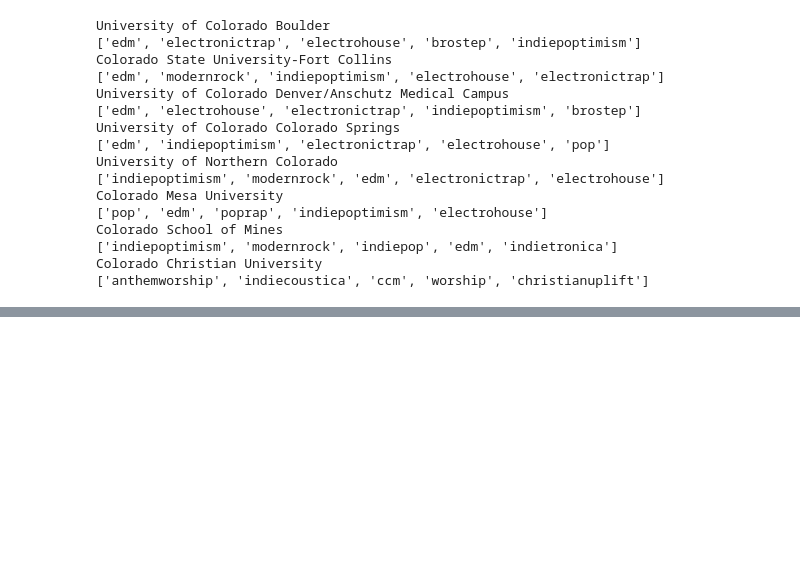
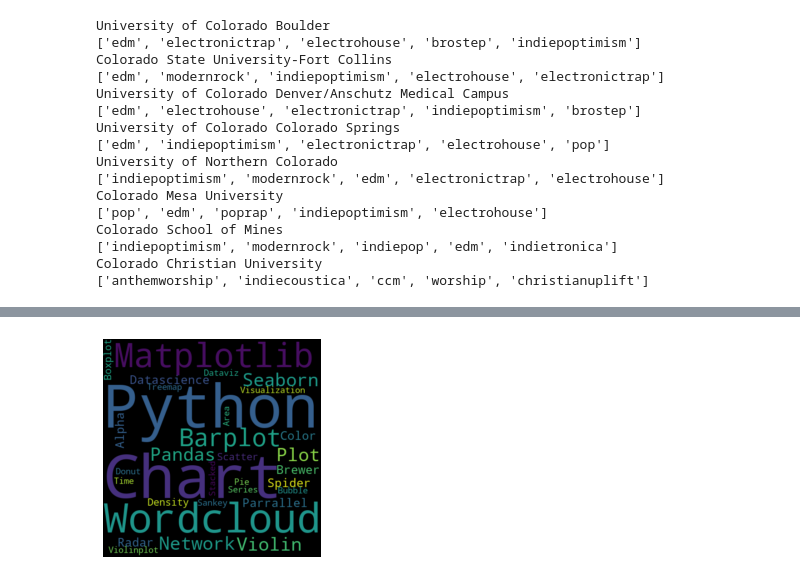
Before and after one commit to sofielange98/every-noise-network-analysis, a Jupyter notebook: SpringRank.ipynb, the cells around one changed output, grey strips where cells are left out. Drawn from its saved outputs; the diff is of its cells as text; code cells hidden in the pictures; blank space fills up the shorter version.

```diff
--- a/SpringRank.ipynb
+++ b/SpringRank.ipynb
@@ -197,0 +315,17 @@ nx.draw(S, pos, with_labels = True)
+# %%
+from wordcloud import WordCloud
+import matplotlib.pyplot as plt
+
+# Create a list of word
+text=("Python Python Python Matplotlib Matplotlib Seaborn Network Plot Violin Chart Pandas Datascience Wordcloud Spider Radar Parrallel Alpha Color Brewer Density Scatter Barplot Barplot Boxplot Violinplot Treemap Stacked Area Chart Chart Visualization Dataviz Donut Pie Time-Series Wordcloud Wordcloud Sankey Bubble")
+text =
+# Create the wordcloud object
+wordcloud = WordCloud(width=480, height=480, margin=0).generate(text)
+
+# Display the generated image:
+plt.imshow(wordcloud, interpolation='bilinear')
+plt.axis("off")
+plt.margins(x=0, y=0)
+plt.show()
+# %% [output]
+[figure, added]
```
Also changed, not shown: parts of 28 cells of this notebook.
